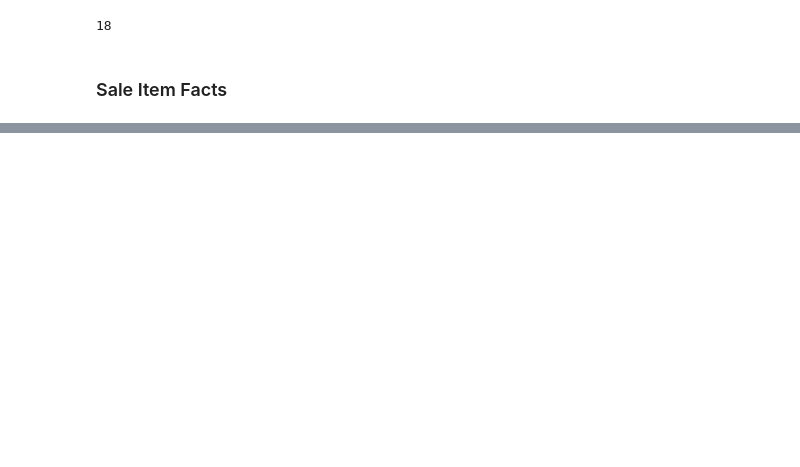
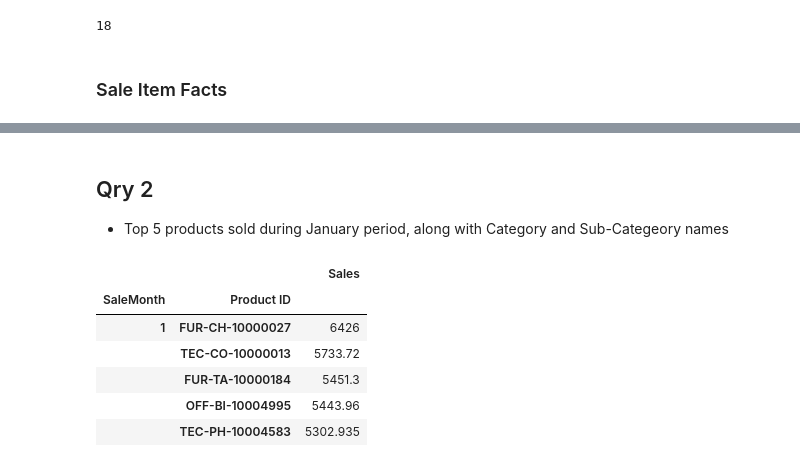
Before and after one commit to intronic/datademo, a Jupyter notebook: data-eng.ipynb, the cells around one changed output, grey strips where cells are left out. Cells and saved outputs as stored; diff of their text form; code cells hidden in the pictures; blank space fills up the shorter version.

```diff
--- a/data-eng.ipynb
+++ b/data-eng.ipynb
@@ -352,0 +400,16 @@ df[['Row ID', 'Customer ID', 'Product ID', 'SaleDateID', 'MarketRegionID',
+# %% [markdown]
+## Qry 2
+
+* Top 5 products sold during January period, along with Category and Sub-Categeory names
+# %%
+# excluding categories and name for speed...
+
+df.loc[df['SaleMonth'] == 1].groupby(['SaleMonth', 'Product ID']).agg({'Sales': np.sum}).sort_values(by='Sales', ascending=False).head(5)
+# %% [output]
+|  |  | Sales |
+| SaleMonth | Product ID |  |
+| 1 | FUR-CH-10000027 | 6426 |
+|  | TEC-CO-10000013 | 5733.72 |
+|  | FUR-TA-10000184 | 5451.3 |
+|  | OFF-BI-10004995 | 5443.96 |
+|  | TEC-PH-10004583 | 5302.935 |
```
Also changed, not shown: parts of 6 cells of this notebook.
